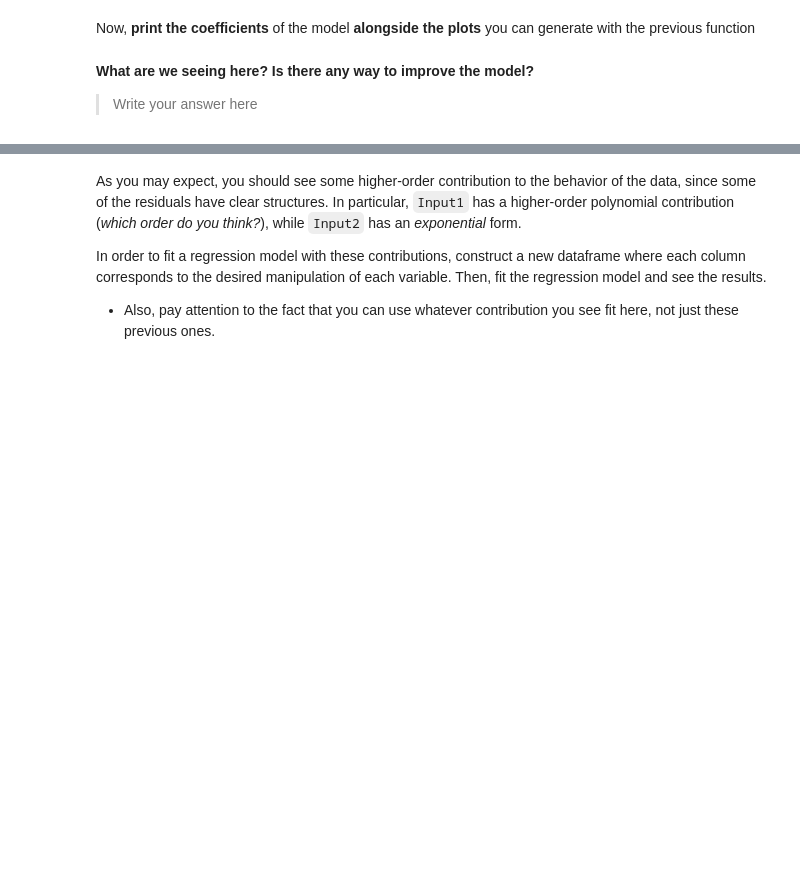
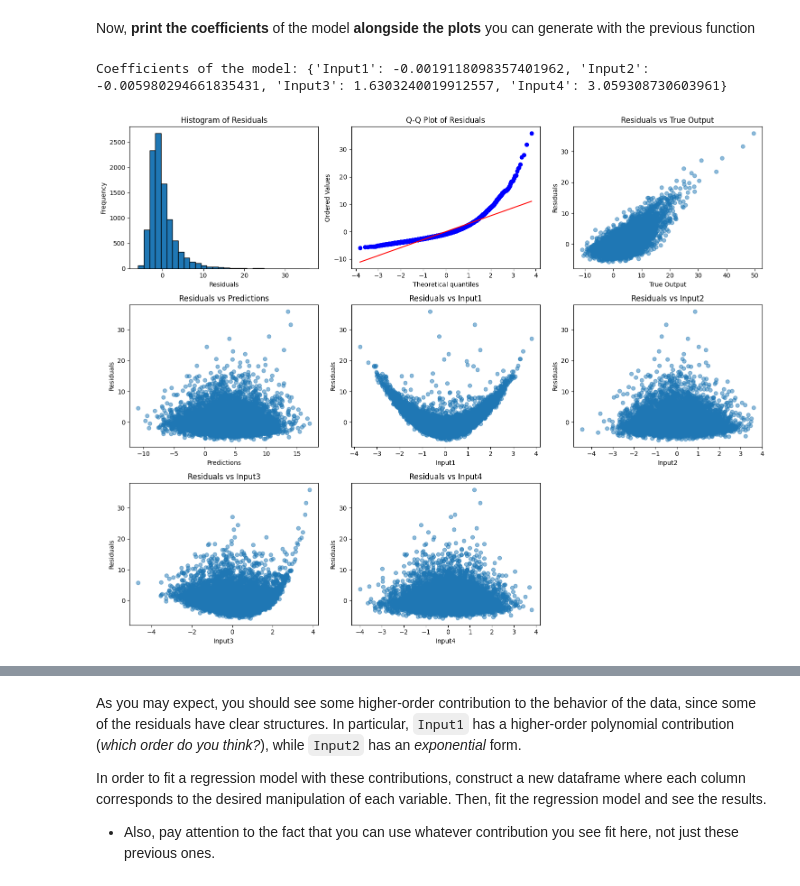
Before and after one commit to ICAI-IMAT-ML/p2-4-SantiCoAr, a Jupyter notebook: notebook/Lab_2_4_LR2.ipynb, the cells around one changed output, grey strips where cells are left out. Saved outputs shown, nothing was run; the diff lists cells and outputs as text; code cells hidden in the pictures; blank space fills up the shorter version.

```diff
--- a/notebook/Lab_2_4_LR2.ipynb
+++ b/notebook/Lab_2_4_LR2.ipynb
@@ -124,12 +127,12 @@ def plot_residuals(data, output_column, prediction_column):
 
     # TODO: Plot Q-Q plot of residuals (tip: use stats.probplot from scipy)
     plt.subplot(num_rows, num_cols, 2)
-    stats.probplot(None, None, None)       # Fill the code here
+    stats.probplot(residuals, dist="norm", plot=plt)       # Fill the code here
     plt.title('Q-Q Plot of Residuals')
 
     # TODO: Plot residuals against output variable
     plt.subplot(num_rows, num_cols, 3)
-    plt.scatter(None, None, alpha=0.5)     # Fill the code here
+    plt.scatter(data[output_column], residuals, alpha=0.5)     # Fill the code here
     plt.title('Residuals vs True Output')
     plt.xlabel('True Output')
     plt.ylabel('Residuals')
@@ -145,7 +148,7 @@ def plot_residuals(data, output_column, prediction_column):
     for i, col in enumerate(data.columns):
         if col not in [output_column, prediction_column]:
             plt.subplot(num_rows, num_cols, i + 5)
-            plt.scatter(None, None, alpha=0.5)   # Fill the code here
+            plt.scatter(data[col], residuals, alpha=0.5)   # Fill the code here
             plt.title(f'Residuals vs {col}')
             plt.xlabel(col)
             plt.ylabel('Residuals')
@@ -156,12 +159,12 @@ def plot_residuals(data, output_column, prediction_column):
 Now, **print the coefficients** of the model **alongside the plots** you can generate with the previous function
 # %%
 # TODO:  First, construct a dictionary of the coefficients to print them
-coef_dict = None
+coef_dict = {'Input' + str(i+1): coef for i, coef in enumerate(model.coefficients)}
 print(f"Coefficients of the model: {coef_dict}")
 
 # Plot the residuals for the predictions
-data["Predictions"] = linreg.predict(X)
+data["Predictions"] = model.predict(X)
 plot_residuals(data, 'Output', 'Predictions')
+# %% [output]
+Coefficients of the model: {'Input1': -0.0019118098357401962, 'Input2': -0.005980294661835431, 'Input3': 1.6303240019912557, 'Input4': 3.059308730603961}
+[figure, added]
-# %% [markdown]
-**What are we seeing here? Is there any way to improve the model?**
-> Write your answer here
```
Also changed, not shown: parts of 9 cells of this notebook.
